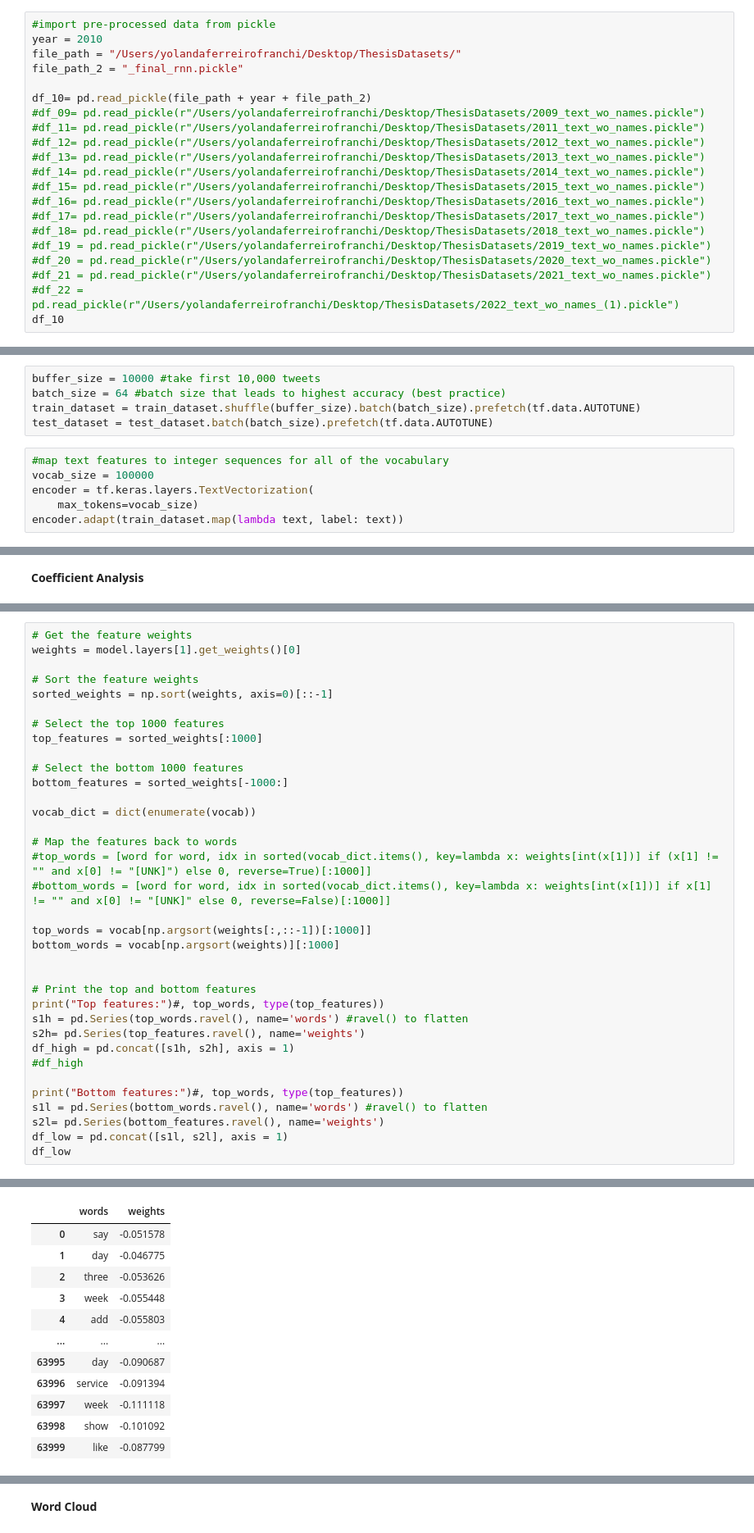
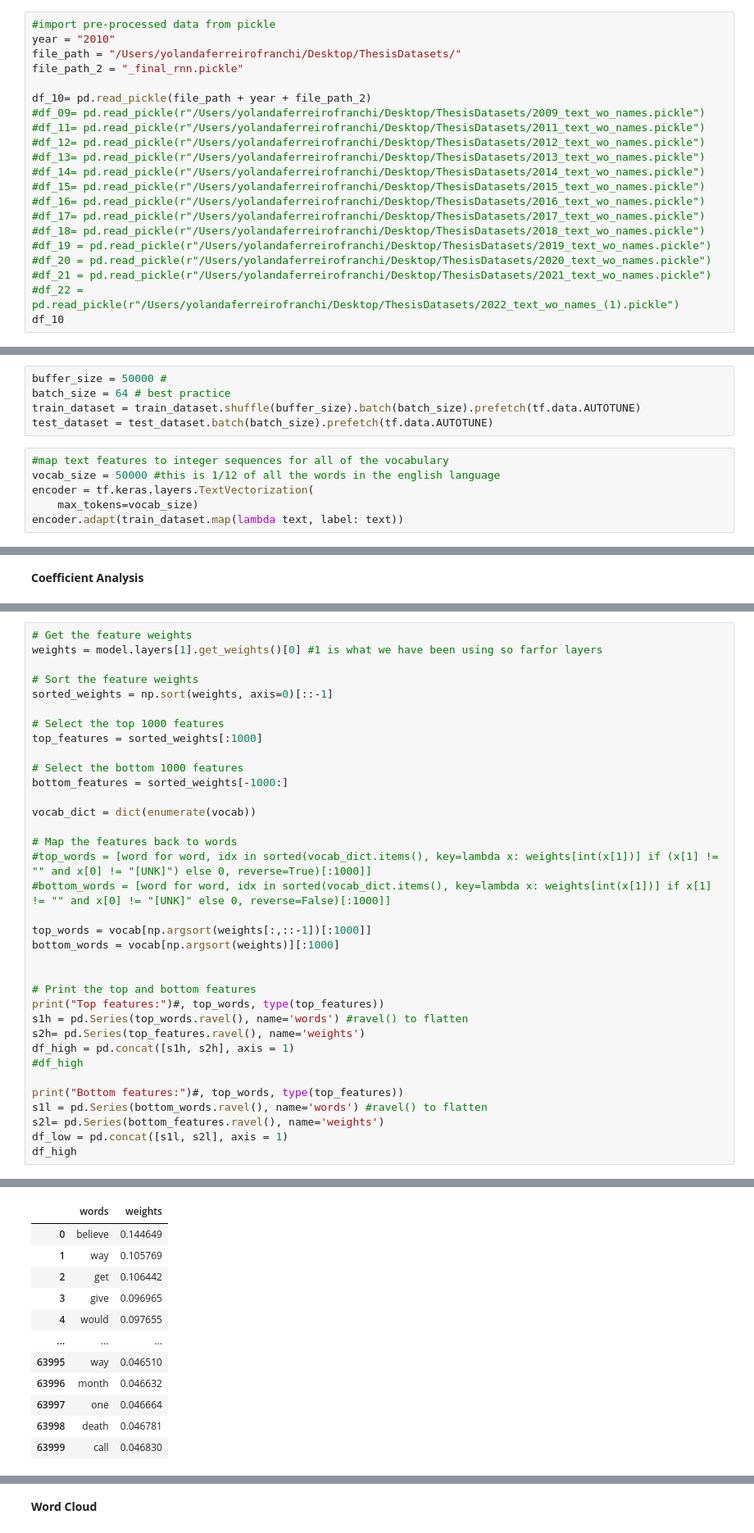
Before and after one commit to yvferreiro/MasterThesis, a Jupyter notebook: RNN.ipynb, the cells around one changed output, grey strips where cells are left out. Shown at 82% size. Cells and saved outputs as stored; diff of their text form.

```diff
--- a/RNN.ipynb
+++ b/RNN.ipynb
@@ -26,7 +27,7 @@ Scikit-learn version: 1.0.2
 TensorFlow version: 2.10.0
 # %%
 #import pre-processed data from pickle
-year = 2010
+year = "2010"
 file_path = "/Users/yolandaferreirofranchi/Desktop/ThesisDatasets/"
 file_path_2 = "_final_rnn.pickle"
 
@@ -94,12 +107,12 @@ text:  b'say hop may financially challenge usual something positive may come'
 label:  0.0
 # %%
-buffer_size = 10000 #take first 10,000 tweets
-batch_size = 64 #batch size that leads to highest accuracy (best practice)
+buffer_size = 50000 #
+batch_size = 64 # best practice
 train_dataset = train_dataset.shuffle(buffer_size).batch(batch_size).prefetch(tf.data.AUTOTUNE)
 test_dataset = test_dataset.batch(batch_size).prefetch(tf.data.AUTOTUNE)
 # %%
 #map text features to integer sequences for all of the vocabulary
-vocab_size = 100000
+vocab_size = 50000 #this is 1/12 of all the words in the english language
 encoder = tf.keras.layers.TextVectorization(
     max_tokens=vocab_size)
 encoder.adapt(train_dataset.map(lambda text, label: text))
@@ -218,6 +241,6 @@ pp_matrix(data, cmap=cmap)
 # %%
 # Get the feature weights
-weights = model.layers[1].get_weights()[0]
+weights = model.layers[1].get_weights()[0] #1 is what we have been using so farfor layers
 
 # Sort the feature weights
 sorted_weights = np.sort(weights, axis=0)[::-1]
@@ -226,45 +249,45 @@ sorted_weights = np.sort(weights, axis=0)[::-1]
 top_features = sorted_weights[:1000]
 
 # Select the bottom 1000 features
 bottom_features = sorted_weights[-1000:]
 
 vocab_dict = dict(enumerate(vocab))
 
 # Map the features back to words
 #top_words = [word for word, idx in sorted(vocab_dict.items(), key=lambda x: weights[int(x[1])] if (x[1] != "" and x[0] != "[UNK]") else 0, reverse=True)[:1000]]
 #bottom_words = [word for word, idx in sorted(vocab_dict.items(), key=lambda x: weights[int(x[1])] if x[1] != "" and x[0] != "[UNK]" else 0, reverse=False)[:1000]]
 
 top_words = vocab[np.argsort(weights[:,::-1])[:1000]]
 bottom_words = vocab[np.argsort(weights)][:1000]
 
 
 # Print the top and bottom features
 print("Top features:")#, top_words, type(top_features))
 s1h = pd.Series(top_words.ravel(), name='words') #ravel() to flatten
 s2h= pd.Series(top_features.ravel(), name='weights')
 df_high = pd.concat([s1h, s2h], axis = 1)
 #df_high
 
 print("Bottom features:")#, top_words, type(top_features))
 s1l = pd.Series(bottom_words.ravel(), name='words') #ravel() to flatten
 s2l= pd.Series(bottom_features.ravel(), name='weights')
 df_low = pd.concat([s1l, s2l], axis = 1)
-df_low
+df_high
 # %% [output]
 Top features:
 Bottom features:
 |  | words | weights |
-| 0 | say | -0.051578 |
-| 1 | day | -0.046775 |
-| 2 | three | -0.053626 |
-| 3 | week | -0.055448 |
-| 4 | add | -0.055803 |
+| 0 | believe | 0.144649 |
+| 1 | way | 0.105769 |
+| 2 | get | 0.106442 |
+| 3 | give | 0.096965 |
+| 4 | would | 0.097655 |
 | ... | ... | ... |
-| 63995 | day | -0.090687 |
-| 63996 | service | -0.091394 |
-| 63997 | week | -0.111118 |
-| 63998 | show | -0.101092 |
-| 63999 | like | -0.087799 |
+| 63995 | way | 0.046510 |
+| 63996 | month | 0.046632 |
+| 63997 | one | 0.046664 |
+| 63998 | death | 0.046781 |
+| 63999 | call | 0.046830 |
 64000 rows × 2 columns
 # %%
 #sort highest
```
Also changed, not shown: parts of 21 cells of this notebook.
